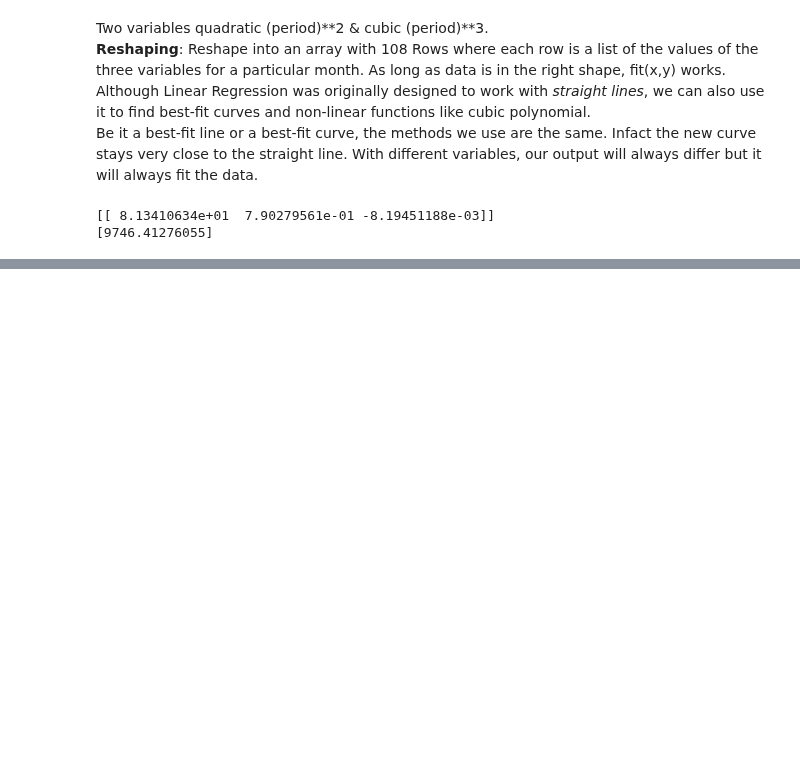
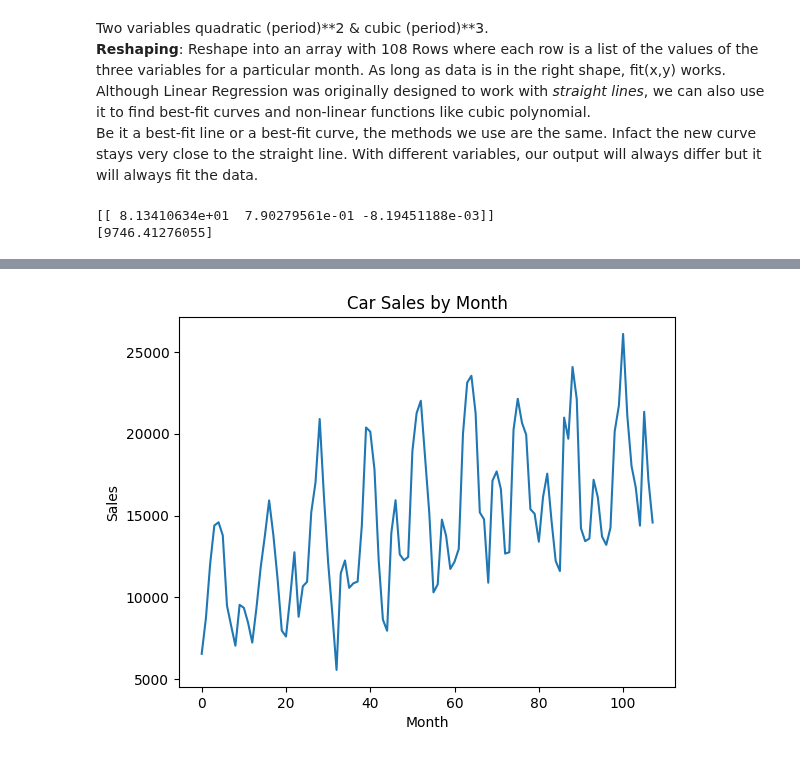
Before and after one commit to gonkikong0/Data-Science-, a Jupyter notebook: Forecasting.ipynb, the cells around one changed output, grey strips where cells are left out. Saved outputs shown, nothing was run; the diff lists cells and outputs as text; code cells hidden in the pictures; blank space fills up the shorter version.

```diff
--- a/Forecasting.ipynb
+++ b/Forecasting.ipynb
@@ -353,0 +360,8 @@ Next, we discuss how to choose, which regression line for forecasting.
+# %%
+plt.plot(df['period'], df['sales'])
+plt.title('Car Sales by Month')
+plt.xlabel('Month')
+plt.ylabel('Sales')
+plt.show()
+# %% [output]
+[figure, added]
```
Also changed, not shown: parts of 8 cells of this notebook.
